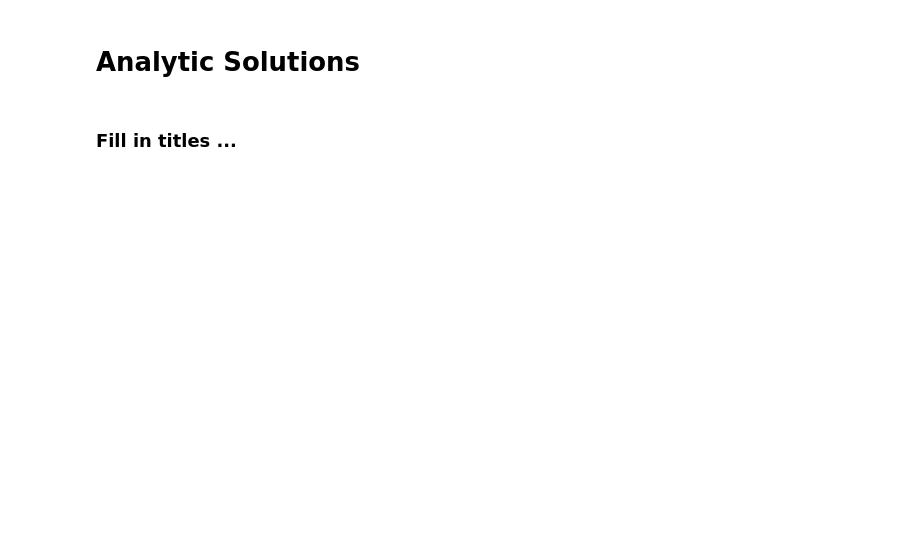
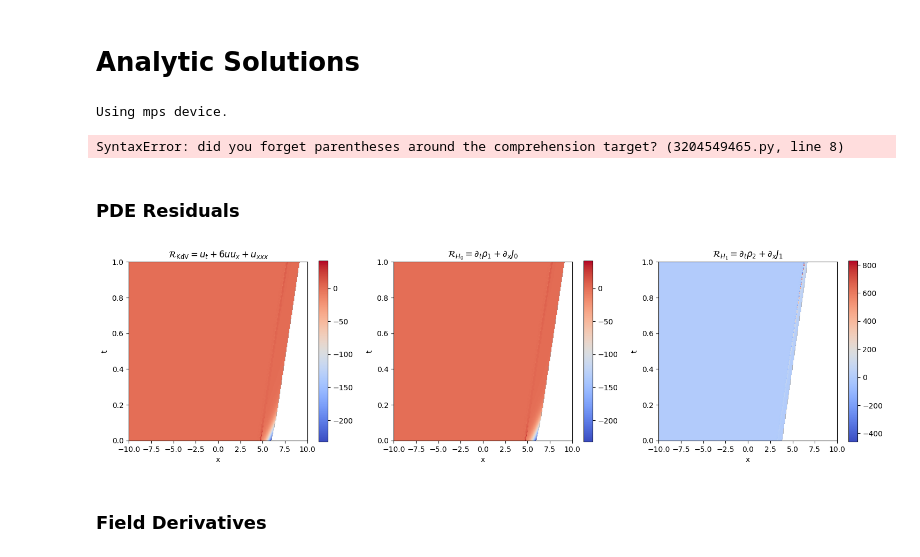
Before and after one commit to angerami/kdv-pinn, a Jupyter notebook: analytic_solutions.ipynb, the cells around one changed output. Drawn from its saved outputs; the diff is of its cells as text; code cells hidden in the pictures; blank space fills up the shorter version.

Commit message:
working analytic soliton demo

```diff
--- a/analytic_solutions.ipynb
+++ b/analytic_solutions.ipynb
@@ -1,10 +1,51 @@
 # %% [markdown]
 # Analytic Solutions
 # %%
-from models import AnalyticField
+%load_ext autoreload
+%autoreload 2
 from physics import soliton_library, kdv
+from scattering import ScatteringData
 from plot_utils import plot_field_visualization
 from configuration import kdv_config
-S = soliton_library['sech']
-u = AnalyticField(S)
-results = kdv(u)
+from sampling import sample_bulk
+import matplotlib.pyplot as plt
+from matplotlib.colors import LogNorm
+import torch
+if torch.cuda.is_available():
+    device = torch.device("cuda")
+elif torch.backends.mps.is_available():
+    device = torch.device("mps")
+else:
+    device = torch.device("cpu")
+print(f"Using {device} device.")
+# %% [output]
+Using mps device.
+# %%
+config = kdv_config
+config.L = 10
+config.T = 1
+config.num_samp_eval = 256
+L = config.L
+T = config.T
+config.kappas = [1.5 - 0.1 * i for i in range(10)]
+config.x0s = [-L + i for i in range(10)]
+
+
+input_eval = sample_bulk(config, resample=False, num_samp=config.num_samp_eval)
+input_eval.requires_grad_(True)
+sd = ScatteringData(config.kappas, config.x0s, R=None, use_tau=True)
+
+t = input_eval[:, 0:1]
+x = input_eval[:, 1:2]
+u_analytic = sd.u(x, t)
+print(sd.c0, sd.x0, config.x0s, config.kappas)
+# S = soliton_library['scattering']
+# u_analytic = S(input_eval, config)
+# print(u_analytic)
+u = u_analytic.reshape(config.num_samp_eval,config.num_samp_eval).detach().cpu().numpy()
+m1 = plt.imshow(u, extent=[-L, L, 0, T],
+                vmin=config.vmin, vmax=config.vmax,
+                origin='lower', cmap='coolwarm', aspect='auto')
+plt.colorbar(m1)
+# %% [output]
+SyntaxError: did you forget parentheses around the comprehension target? (3204549465.py, line 8)
@@ -11,7 +61,11 @@ results = kdv(u)
+# %%
+results = kdv(u_analytic, input_eval)
 # %% [markdown]
-### Fill in titles ...
+### PDE Residuals
 # %%
-plot_field_visualization(results, kdv_config, 'res')
+plot_field_visualization(results, config, 'res')
+# %% [output]
+[figure, added]
 # %% [markdown]
-###
+### Field Derivatives
 # %%
```
Also changed, not shown: parts of 6 cells of this notebook, 11 other files.
